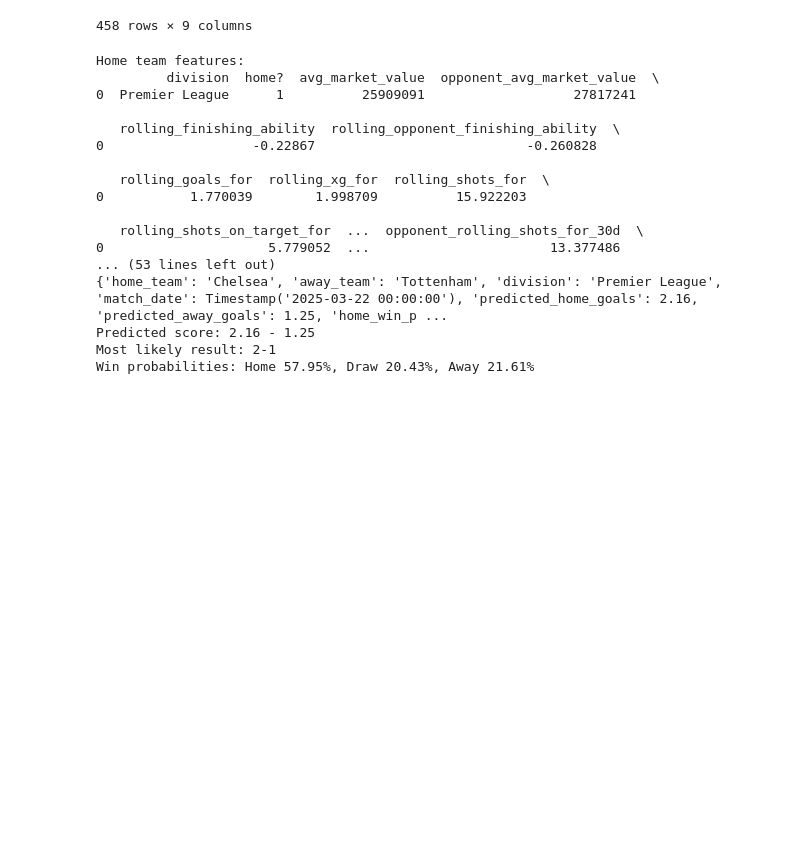
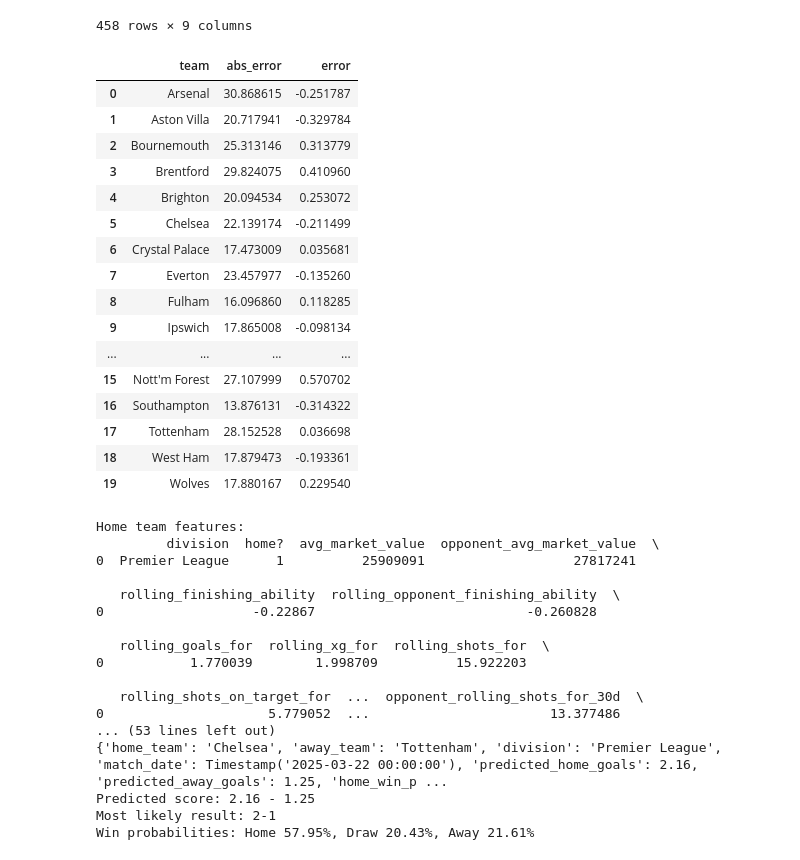
Before and after one commit to louis-porter/team-eval, a Jupyter notebook: ml/xgboost_model.ipynb, the cells around one changed output. Cells and saved outputs as stored; diff of their text form; code cells hidden in the pictures; blank space fills up the shorter version.

```diff
--- a/ml/xgboost_model.ipynb
+++ b/ml/xgboost_model.ipynb
@@ -729,6 +729,32 @@ test_results[test_results["division"] == 'Premier League']
 | 1008 | 0 | 1.257958 | -1.257958 | 1.257958 | 2025-03-16 | Chelsea | Arsenal | 0 | ... |
 | 164 | 1 | 2.112568 | -1.112568 | 1.112568 | 2025-03-16 | Arsenal | Chelsea | 1 | ... |
 458 rows × 9 columns
+# %%
+test_by_team = test_results.groupby("team").agg({
+    #"abs_error": "sum",
+    "abs_error": "sum",
+    "error": "mean"
+}).reset_index()
+
+test_by_team
+# %% [output]
+|  | team | abs_error | error |
+| 0 | Arsenal | 30.868615 | -0.251787 |
+| 1 | Aston Villa | 20.717941 | -0.329784 |
+| 2 | Bournemouth | 25.313146 | 0.313779 |
+| 3 | Brentford | 29.824075 | 0.410960 |
+| 4 | Brighton | 20.094534 | 0.253072 |
+| 5 | Chelsea | 22.139174 | -0.211499 |
+| 6 | Crystal Palace | 17.473009 | 0.035681 |
+| 7 | Everton | 23.457977 | -0.135260 |
+| 8 | Fulham | 16.096860 | 0.118285 |
+| 9 | Ipswich | 17.865008 | -0.098134 |
+| ... | ... | ... | ... |
+| 15 | Nott'm Forest | 27.107999 | 0.570702 |
+| 16 | Southampton | 13.876131 | -0.314322 |
+| 17 | Tottenham | 28.152528 | 0.036698 |
+| 18 | West Ham | 17.879473 | -0.193361 |
+| 19 | Wolves | 17.880167 | 0.229540 |
 # %%
 def predict_match(trained_model, X_test, home_team, away_team, division="Premier League", match_date=None, debug=True):
     # Set match_date if not provided
```
Also changed, not shown: parts of 4 cells of this notebook, 1 other file.
